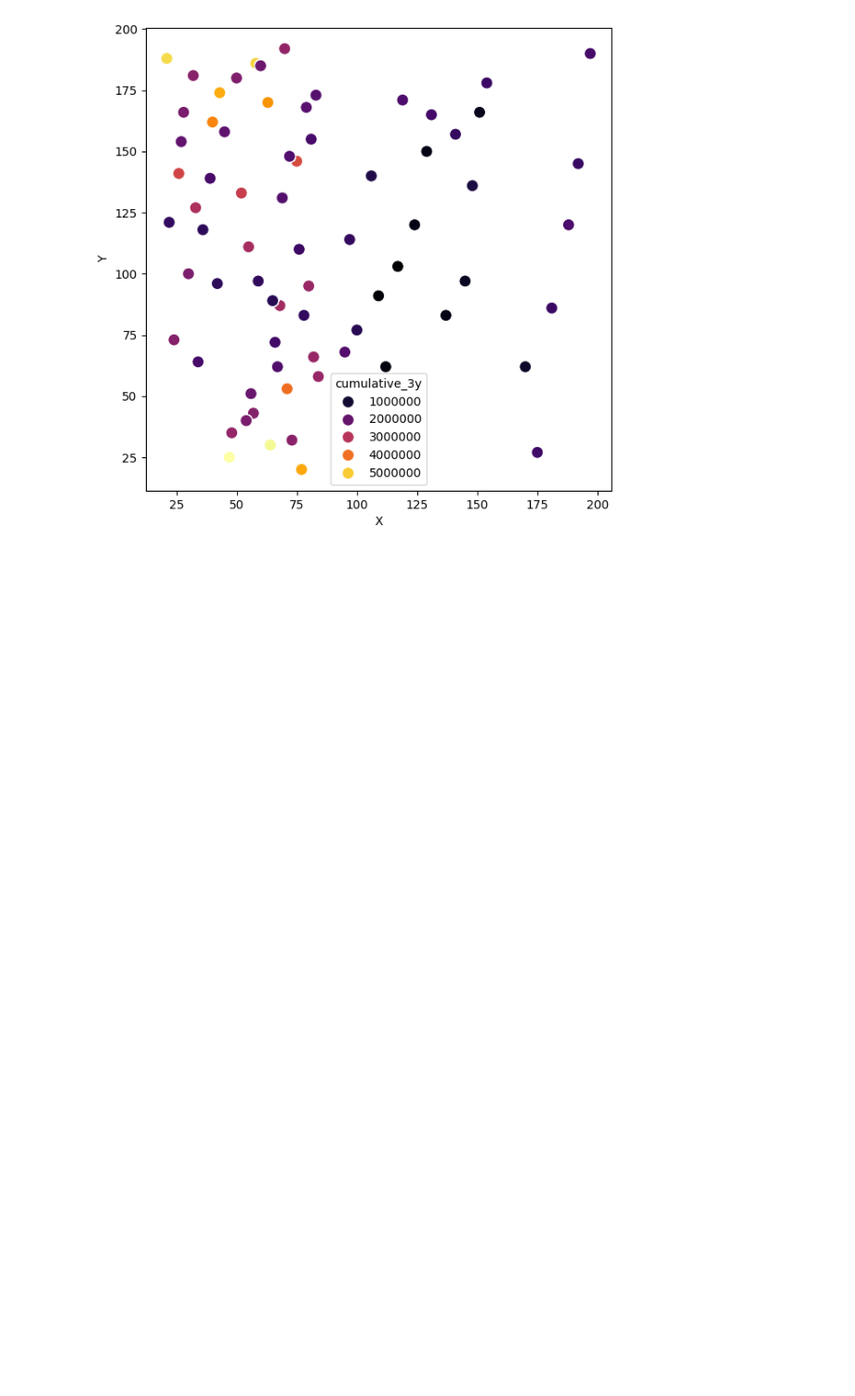
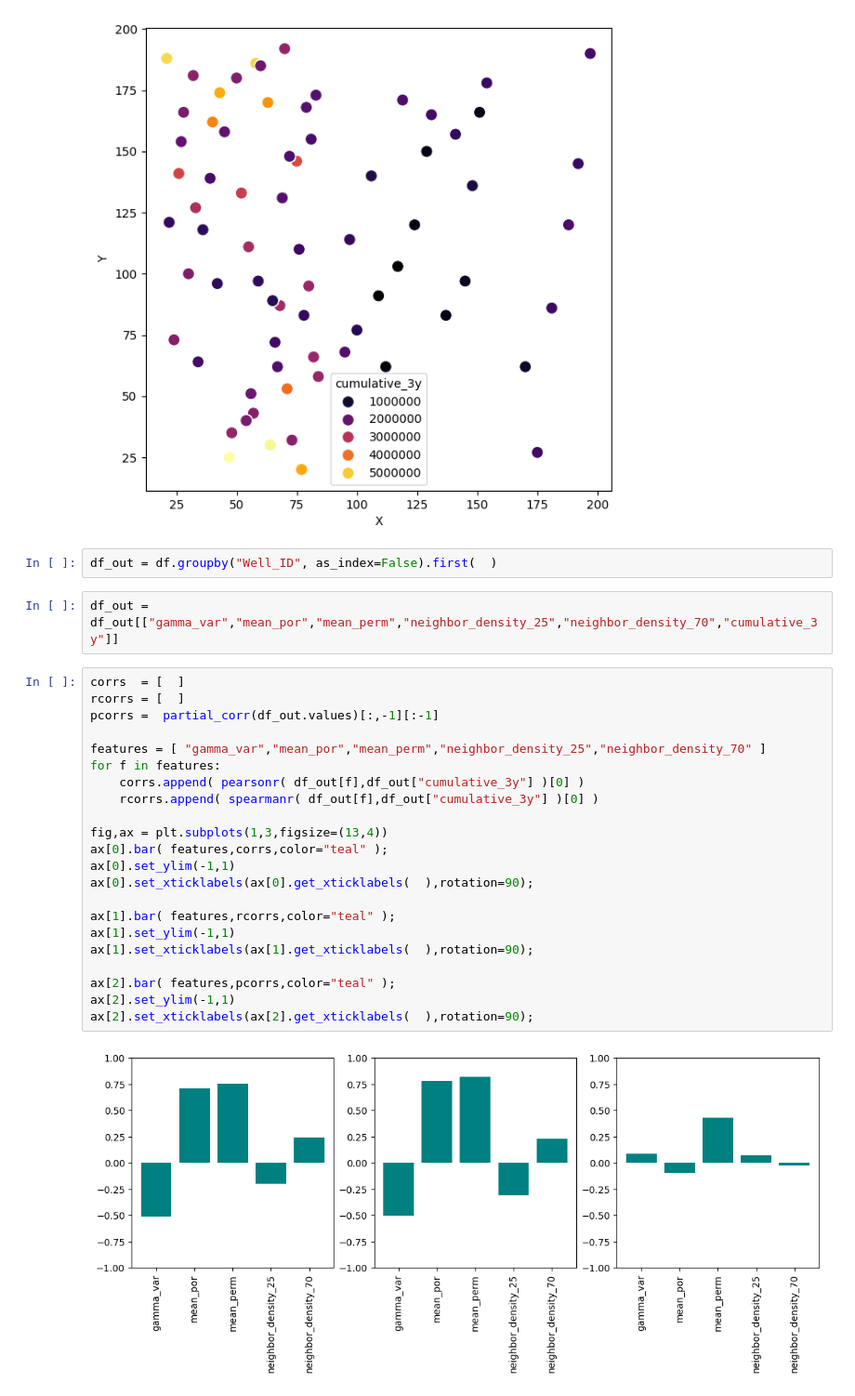
Before and after one commit to acmontesh/Energ-AI-z, a Jupyter notebook: Production_analysis.ipynb, the cells around one changed output. Shown at 93% size. Saved outputs shown, nothing was run; the diff lists cells and outputs as text; blank space fills up the shorter version.

Commit message:
corrs

```diff
--- a/Production_analysis.ipynb
+++ b/Production_analysis.ipynb
@@ -184,3 +220,31 @@ sb.scatterplot( data=df,x="X",y="Y",hue="cumulative_3y",palette="inferno",ax=ax,
 # ax.legend().remove()
 # %% [output]
 [figure]
+# %%
+df_out = df.groupby("Well_ID", as_index=False).first(  )
+# %%
+df_out = df_out[["gamma_var","mean_por","mean_perm","neighbor_density_25","neighbor_density_70","cumulative_3y"]]
+# %%
+corrs  = [  ]
+rcorrs = [  ]
+pcorrs =  partial_corr(df_out.values)[:,-1][:-1]
+
+features = [ "gamma_var","mean_por","mean_perm","neighbor_density_25","neighbor_density_70" ]
+for f in features:
+    corrs.append( pearsonr( df_out[f],df_out["cumulative_3y"] )[0] )
+    rcorrs.append( spearmanr( df_out[f],df_out["cumulative_3y"] )[0] )
+
+fig,ax = plt.subplots(1,3,figsize=(13,4))
+ax[0].bar( features,corrs,color="teal" );
+ax[0].set_ylim(-1,1)
+ax[0].set_xticklabels(ax[0].get_xticklabels(  ),rotation=90);
+
+ax[1].bar( features,rcorrs,color="teal" );
+ax[1].set_ylim(-1,1)
+ax[1].set_xticklabels(ax[1].get_xticklabels(  ),rotation=90);
+
+ax[2].bar( features,pcorrs,color="teal" );
+ax[2].set_ylim(-1,1)
+ax[2].set_xticklabels(ax[2].get_xticklabels(  ),rotation=90);
+# %% [output]
+[figure, added]
```
Also changed, not shown: parts of 5 cells of this notebook.
